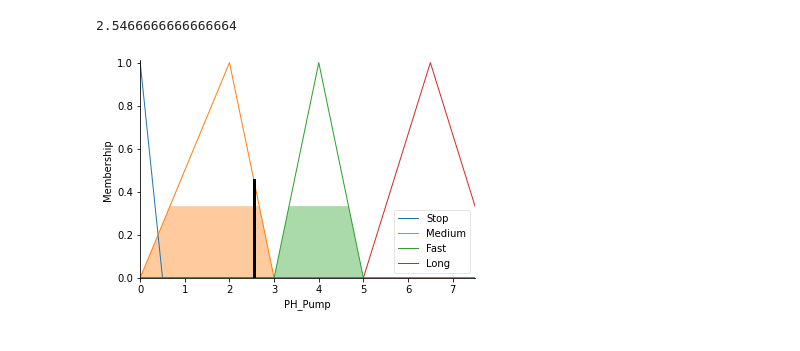
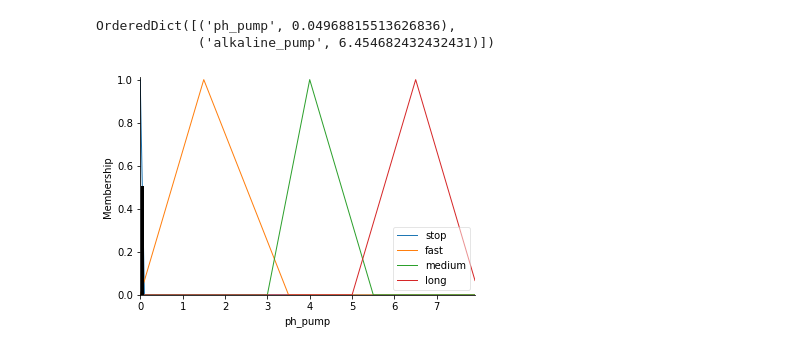
Before and after one commit to SGH-Project-2022/Fuzzy-Logic, a Jupyter notebook: PHFuzzyLogic.ipynb, the cells around one changed output. Drawn from its saved outputs; the diff is of its cells as text; code cells hidden in the pictures.

```diff
--- a/PHFuzzyLogic.ipynb
+++ b/PHFuzzyLogic.ipynb
@@ -38,0 +45,7 @@ PH_Pump.view()
+# %%
+# # Generate fuzzy membership functions for output PH Pump Duration
+alkaline_pump_membership["stop"] = fuzz.trimf(alkaline_pump_membership.universe,[ 0,0,0])
+alkaline_pump_membership["fast"] = fuzz.trimf(alkaline_pump_membership.universe,[0,1.5,3.5])
+alkaline_pump_membership["medium"] = fuzz.trimf(alkaline_pump_membership.universe,[3,4,5.5])
+alkaline_pump_membership["long"] = fuzz.trimf(alkaline_pump_membership.universe,[ 5,6.5,8])
+alkaline_pump_membership.view()
@@ -57,18 +151,19 @@ rules.append(ctrl.Rule(WaterLevel['High'] | PH['Very High'],PH_Pump['Long']))
 # %%
 # create a control system via:
-PH_Pump_Du_ctrl = ctrl.ControlSystem(rules)
+pump_ctrl = ctrl.ControlSystem(rules)
 # %%
 #In order to simulate this control system, we will create a ControlSystemSimulation.
-PH_Pump_Du_sim = ctrl.ControlSystemSimulation(PH_Pump_Du_ctrl)
+pump_sim = ctrl.ControlSystemSimulation(pump_ctrl)
 # %%
-PH_Pump_Du_sim.input['PH'] = 8
-PH_Pump_Du_sim.input['WaterLevel'] = 200
-PH_Pump_Du_sim.compute()
+pump_sim.input['ph'] = 14
+pump_sim.input['water_level'] = 40
+pump_sim.compute()
 # %%
-PH_Pump_Du_sim.output['PH_Pump']
+pump_sim.output
 # %% [output]
-2.5466666666666664
+OrderedDict([('ph_pump', 0.04968815513626836),
+             ('alkaline_pump', 6.454682432432431)])
 # %%
-PH_Pump.view(sim=PH_Pump_Du_sim)
+ph_pump_membership.view(sim=pump_sim)
 # %% [output]
-[figure, old version]
+[figure, new version]
```
Also changed, not shown: parts of 8 cells of this notebook.
